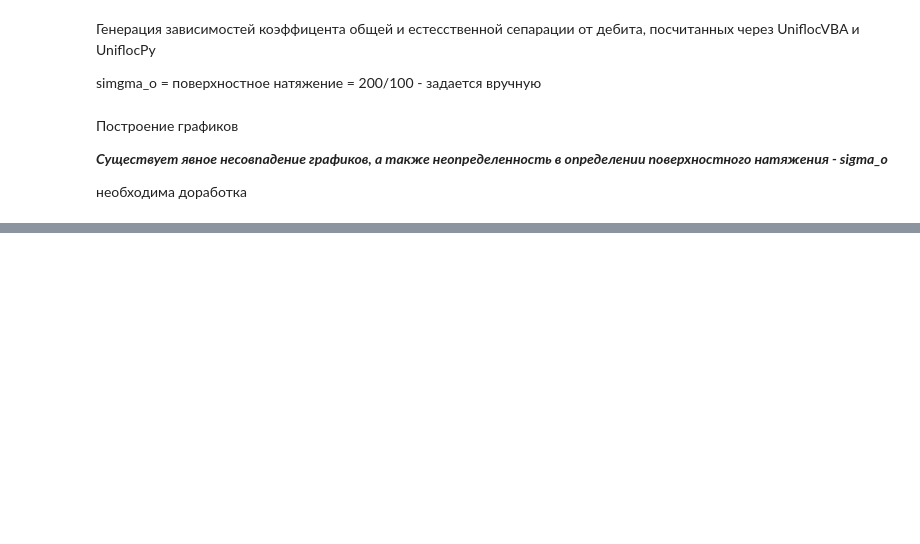
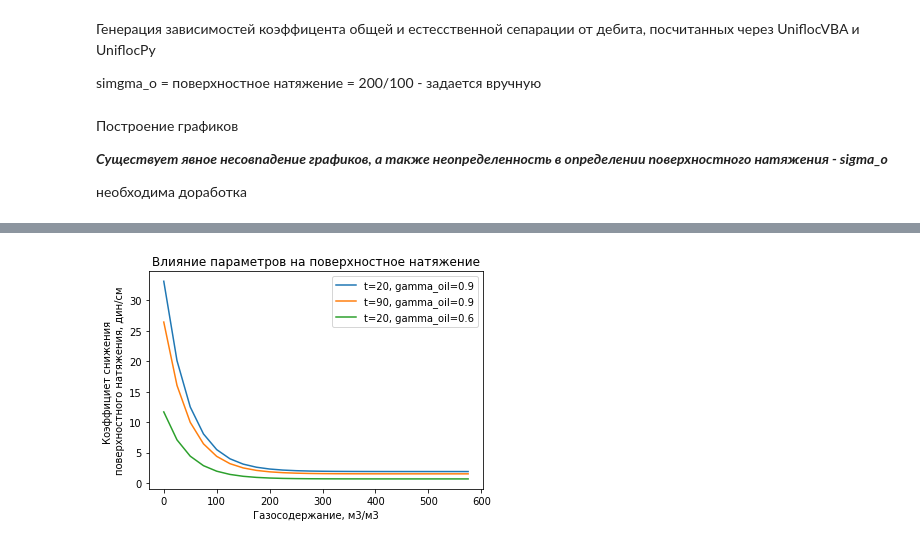
Before and after one commit to unifloc/unifloc_py, a Jupyter notebook: uSep/compare_vba_py.ipynb, the cells around one changed output, grey strips where cells are left out. Saved outputs shown, nothing was run; the diff lists cells and outputs as text; code cells hidden in the pictures; blank space fills up the shorter version.

```diff
--- a/uSep/compare_vba_py.ipynb
+++ b/uSep/compare_vba_py.ipynb
@@ -107,0 +198,21 @@ plt.show()
+# %%
+rs=(range(0,600,25))
+
+one_result_sigma_og=[]
+two_result_sigma_og=[]
+three_result_sigma_og=[]
+for i in rs:
+    one_result_sigma_og.append(sigma_og(20,0.9,i))
+    two_result_sigma_og.append(sigma_og(90,0.9,i))
+    three_result_sigma_og.append(sigma_og(20,0.6,i))
+
+plt.plot(rs,one_result_sigma_og,label='t=20, gamma_oil=0.9')
+plt.plot(rs,two_result_sigma_og,label='t=90, gamma_oil=0.9')
+plt.plot(rs,three_result_sigma_og,label='t=20, gamma_oil=0.6')
+plt.ylabel('Коэффициет снижения '+'\n'+'поверхностного натяжения, дин/см')
+plt.xlabel('Газосодержание, м3/м3')
+plt.title('Влияние параметров на поверхностное натяжение')
+plt.legend()
+plt.show()
+# %% [output]
+[figure, added]
```
Also changed, not shown: parts of 7 cells of this notebook.
